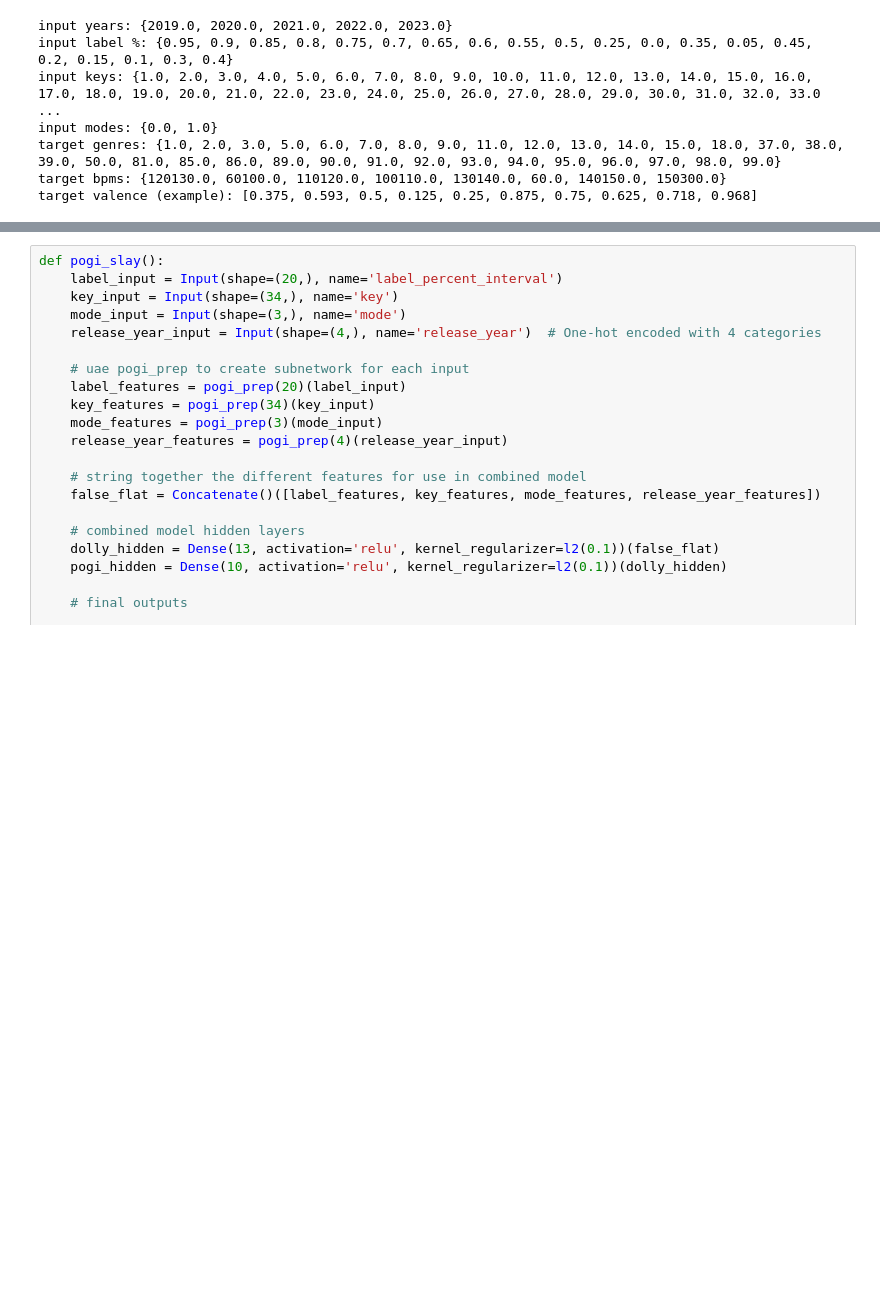
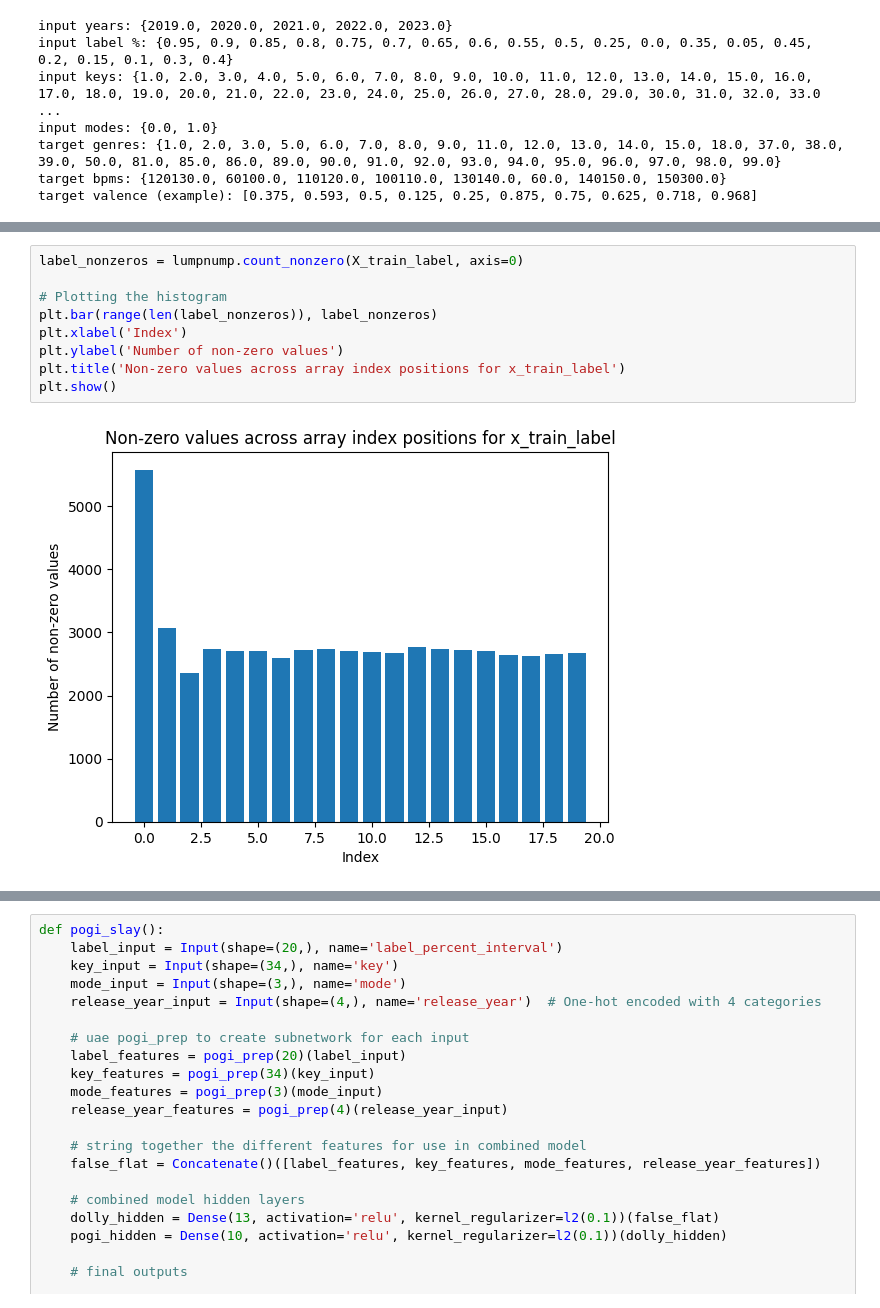
Before and after one commit to uwsthoughts/project_ventoux, a Jupyter notebook: summit/ventoux_summit_public.ipynb, the cells around one changed output, grey strips where cells are left out. Drawn from its saved outputs; the diff is of its cells as text; blank space fills up the shorter version.

```diff
--- a/summit/ventoux_summit_public.ipynb
+++ b/summit/ventoux_summit_public.ipynb
@@ -397,0 +494,11 @@ y_test_valence: (17987,)
+# %%
+label_nonzeros = lumpnump.count_nonzero(X_train_label, axis=0)
+
+# Plotting the histogram
+plt.bar(range(len(label_nonzeros)), label_nonzeros)
+plt.xlabel('Index')
+plt.ylabel('Number of non-zero values')
+plt.title('Non-zero values across array index positions for x_train_label')
+plt.show()
+# %% [output]
+[figure, added]
```
Also changed, not shown: parts of 16 cells of this notebook.
